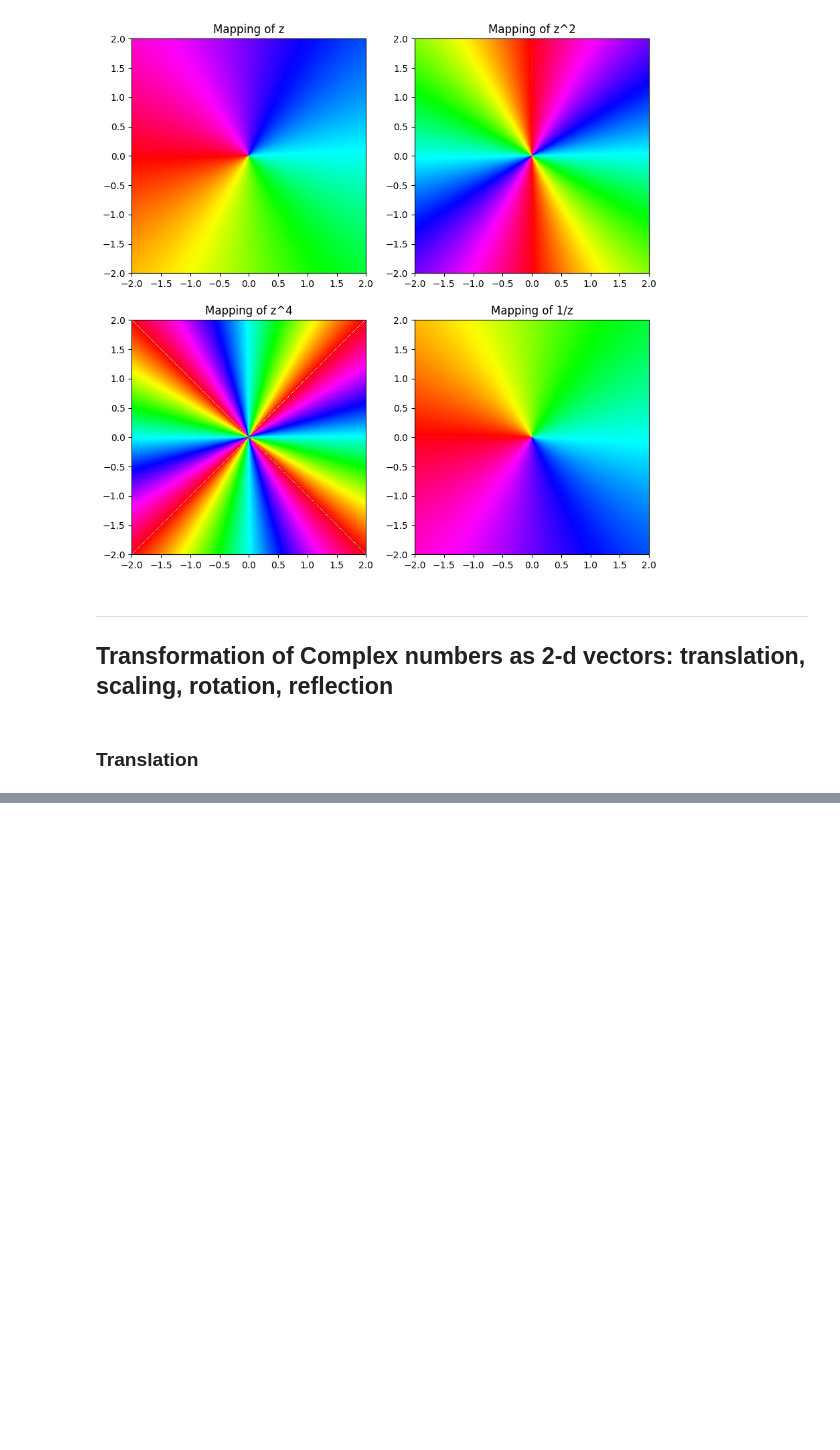
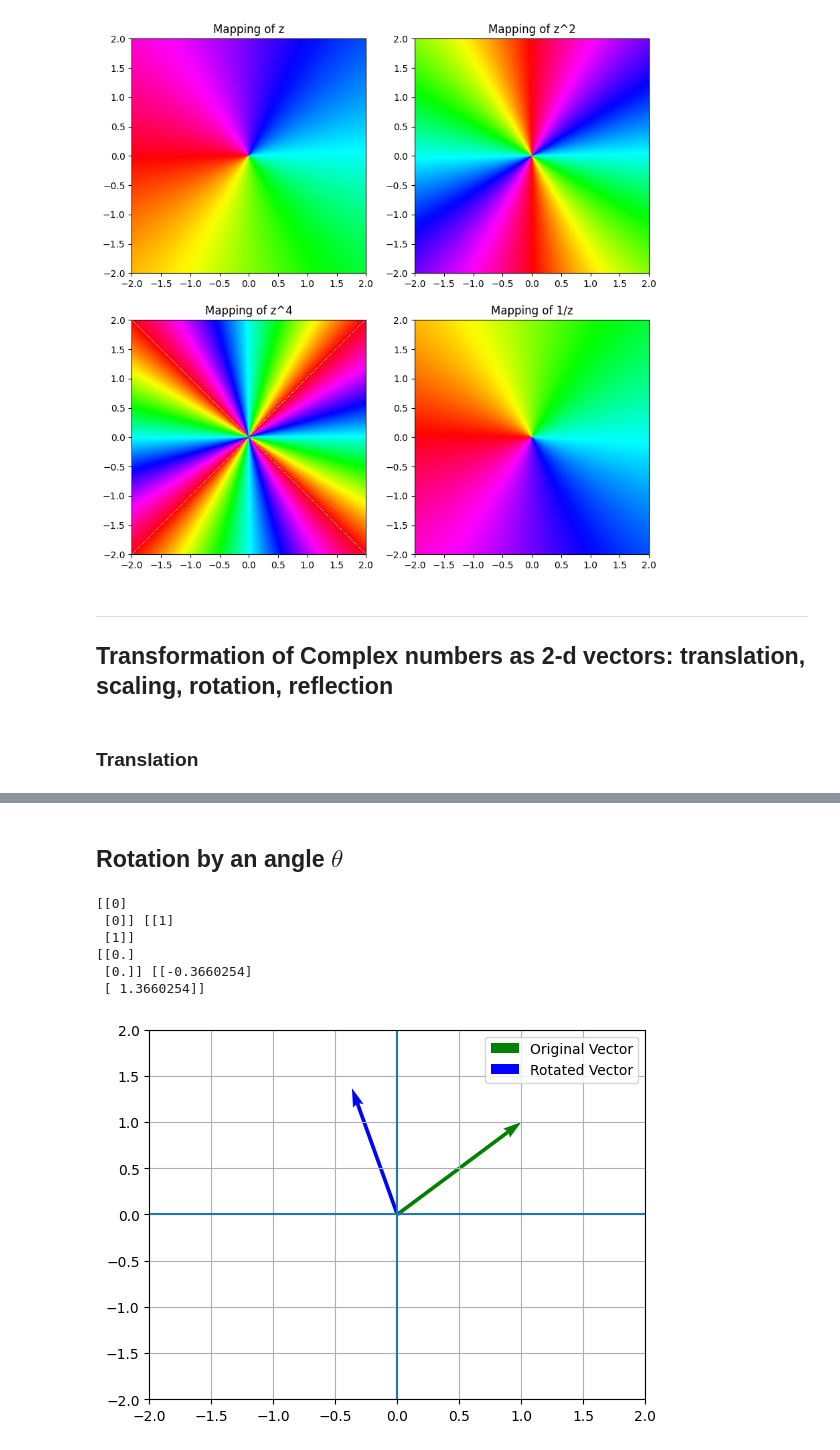
Before and after one commit to navgaur/Mathematical-Physics-III, a Jupyter notebook: Complex_UGCF.ipynb, the cells around one changed output, grey strips where cells are left out. Cells and saved outputs as stored; diff of their text form; code cells hidden in the pictures; blank space fills up the shorter version.

```diff
--- a/Complex_UGCF.ipynb
+++ b/Complex_UGCF.ipynb
@@ -201,0 +241,44 @@ plt.show()
+# %% [markdown]
+## Rotation by an angle $\theta$
+# %%
+
+th = 60
+th = th*np.pi/180
+
+RMat = np.array([[np.cos(th),-np.sin(th)],[np.sin(th),np.cos(th)]])
+
+x0 = np.array([[0],[0]])
+x1 = np.array([[1],[1]])
+
+x0p = np.dot(RMat,x0)
+x1p = np.dot(RMat,x1)
+
+print(x0,x1)
+print(x0p,x1p)
+
+plt.xlim((-2,2))
+plt.ylim((-2,2))
+plt.grid()
+plt.axhline(y=0)
+plt.axvline(x=0)
+
+plt.quiver(x0[0],x0[1],x1[0],x1[1],\
+        color='g',angles='xy',\
+        scale_units='xy',scale=1,\
+        label ='Original Vector')
+
+plt.quiver(x0[0],x0[1],x1p[0],x1p[1],\
+        color='b', angles='xy',
+        scale_units='xy', scale=1,\
+        label ='Rotated Vector')
+
+plt.legend()
+plt.show()
+# %% [output]
+[[0]
+ [0]] [[1]
+ [1]]
+[[0.]
+ [0.]] [[-0.3660254]
+ [ 1.3660254]]
+[figure, added]
```
Also changed, not shown: parts of 5 cells of this notebook.
